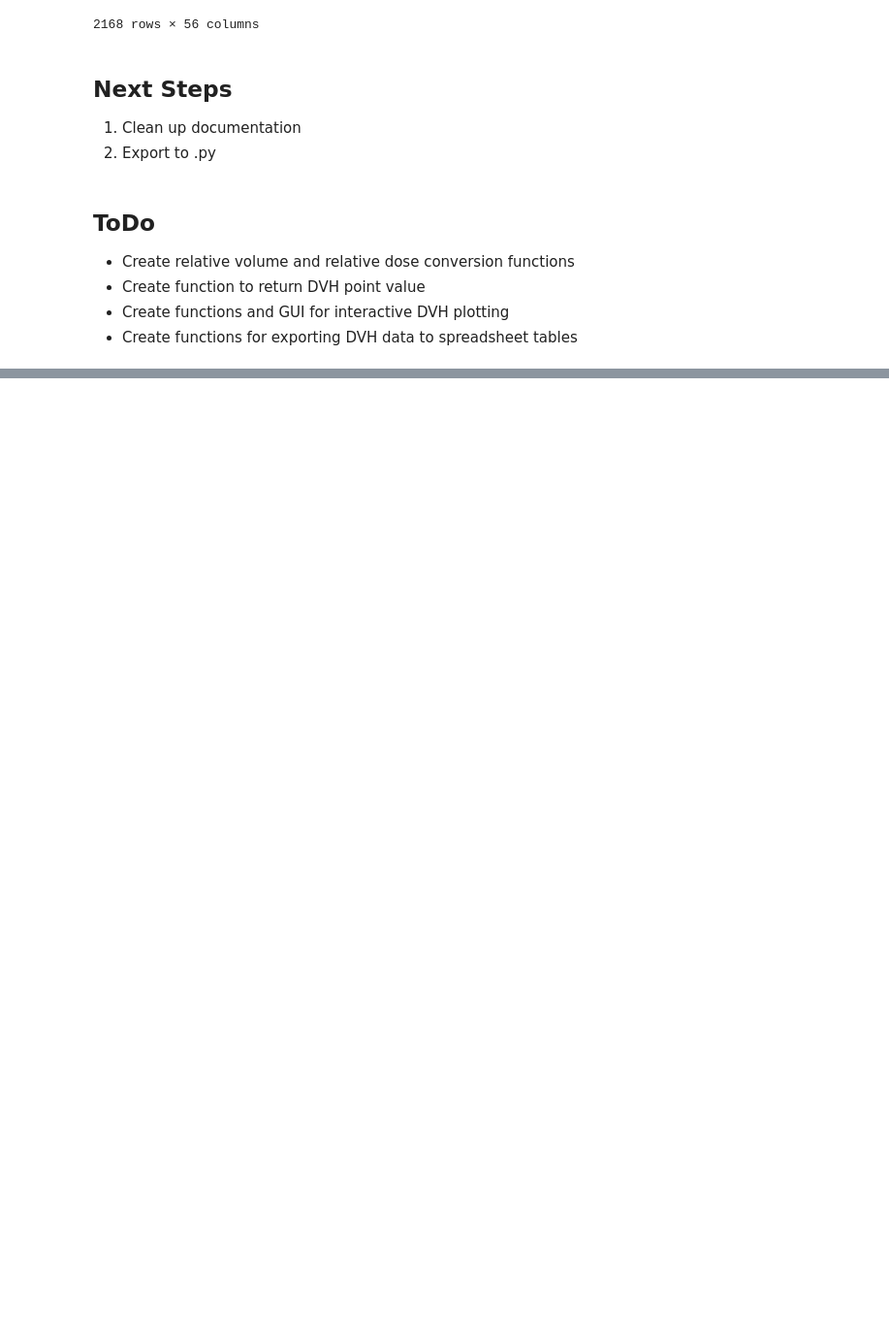
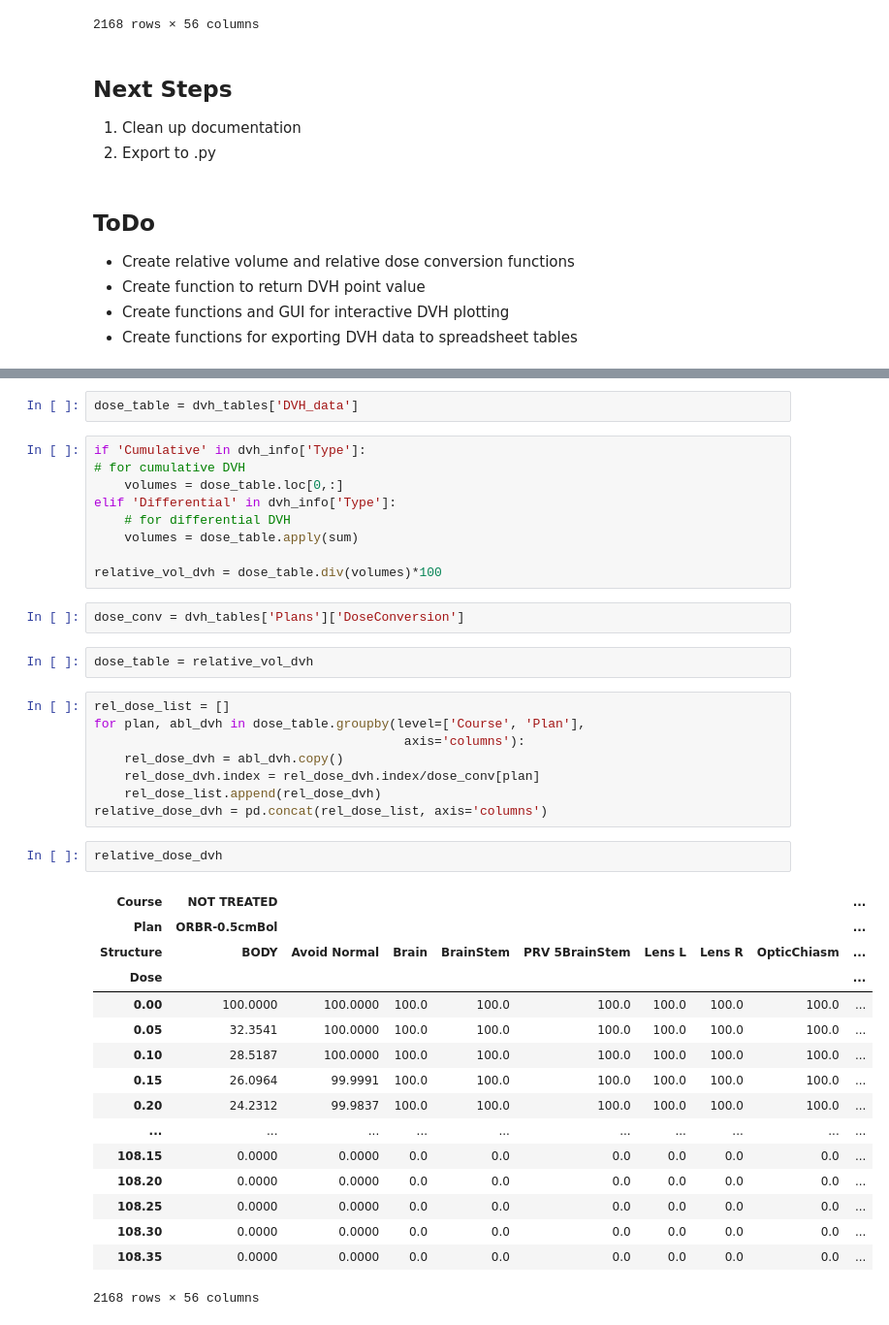
Before and after one commit to GregSal/sectionary, a Jupyter notebook: examples/read_dvh.ipynb, the cells around one changed output, grey strips where cells are left out. Shown at 97% size. Cells and saved outputs as stored; diff of their text form; blank space fills up the shorter version.

Commit message:
Absolute to Relative DVH conversion

```diff
--- a/examples/read_dvh.ipynb
+++ b/examples/read_dvh.ipynb
@@ -2444,0 +2446,42 @@ dvh_tables['DVH_data']
+# %%
+dose_table = dvh_tables['DVH_data']
+# %%
+if 'Cumulative' in dvh_info['Type']:
+# for cumulative DVH
+    volumes = dose_table.loc[0,:]
+elif 'Differential' in dvh_info['Type']:
+    # for differential DVH
+    volumes = dose_table.apply(sum)
+
+relative_vol_dvh = dose_table.div(volumes)*100
+# %%
+dose_conv = dvh_tables['Plans']['DoseConversion']
+# %%
+dose_table = relative_vol_dvh
+# %%
+rel_dose_list = []
+for plan, abl_dvh in dose_table.groupby(level=['Course', 'Plan'],
+                                         axis='columns'):
+    rel_dose_dvh = abl_dvh.copy()
+    rel_dose_dvh.index = rel_dose_dvh.index/dose_conv[plan]
+    rel_dose_list.append(rel_dose_dvh)
+relative_dose_dvh = pd.concat(rel_dose_list, axis='columns')
+# %%
+relative_dose_dvh
+# %% [output]
+| Course | NOT TREATED |  |  |  |  |  |  |  | ... |
+| Plan | ORBR-0.5cmBol |  |  |  |  |  |  |  | ... |
+| Structure | BODY | Avoid Normal | Brain | BrainStem | PRV 5BrainStem | Lens L | Lens R | OpticChiasm | ... |
+| Dose |  |  |  |  |  |  |  |  | ... |
+| 0.00 | 100.0000 | 100.0000 | 100.0 | 100.0 | 100.0 | 100.0 | 100.0 | 100.0 | ... |
+| 0.05 | 32.3541 | 100.0000 | 100.0 | 100.0 | 100.0 | 100.0 | 100.0 | 100.0 | ... |
+| 0.10 | 28.5187 | 100.0000 | 100.0 | 100.0 | 100.0 | 100.0 | 100.0 | 100.0 | ... |
+| 0.15 | 26.0964 | 99.9991 | 100.0 | 100.0 | 100.0 | 100.0 | 100.0 | 100.0 | ... |
+| 0.20 | 24.2312 | 99.9837 | 100.0 | 100.0 | 100.0 | 100.0 | 100.0 | 100.0 | ... |
+| ... | ... | ... | ... | ... | ... | ... | ... | ... | ... |
+| 108.15 | 0.0000 | 0.0000 | 0.0 | 0.0 | 0.0 | 0.0 | 0.0 | 0.0 | ... |
+| 108.20 | 0.0000 | 0.0000 | 0.0 | 0.0 | 0.0 | 0.0 | 0.0 | 0.0 | ... |
+| 108.25 | 0.0000 | 0.0000 | 0.0 | 0.0 | 0.0 | 0.0 | 0.0 | 0.0 | ... |
+| 108.30 | 0.0000 | 0.0000 | 0.0 | 0.0 | 0.0 | 0.0 | 0.0 | 0.0 | ... |
+| 108.35 | 0.0000 | 0.0000 | 0.0 | 0.0 | 0.0 | 0.0 | 0.0 | 0.0 | ... |
+2168 rows × 56 columns
```
Also changed, not shown: parts of 26 cells of this notebook.
